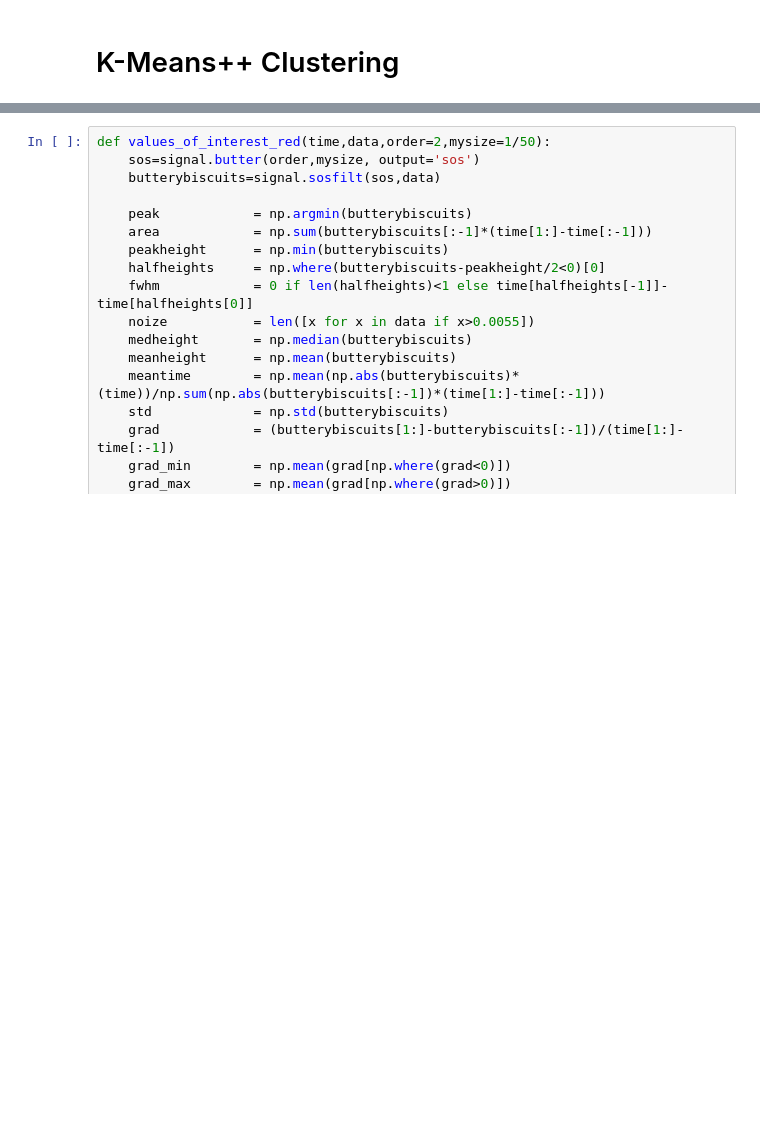
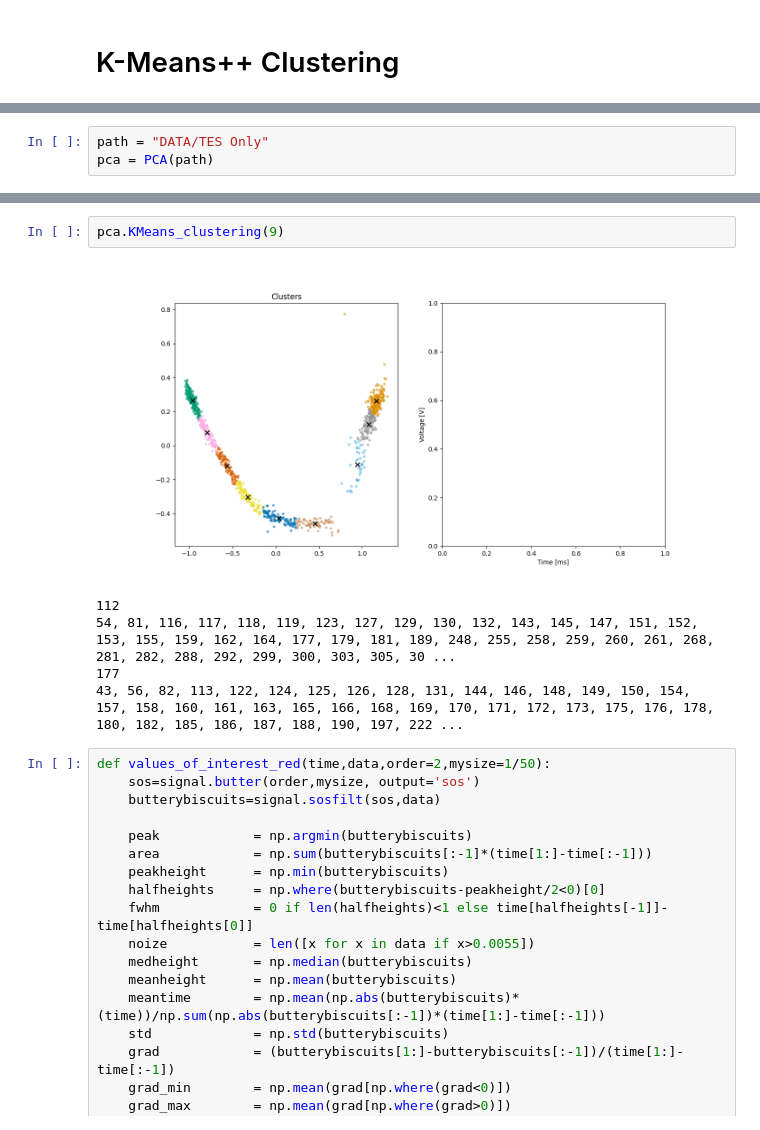
Before and after one commit to nyuad-astroparticle/TES-analysis, a Jupyter notebook: one_script_to_rule_them_all.ipynb, the cells around one changed output, grey strips where cells are left out. Cells and saved outputs as stored; diff of their text form; blank space fills up the shorter version.

```diff
--- a/one_script_to_rule_them_all.ipynb
+++ b/one_script_to_rule_them_all.ipynb
@@ -357,0 +381,3 @@ print(reduced)
+# %%
+path = "DATA/TES Only"
+pca = PCA(path)
@@ -358,3 +393,11 @@ print(reduced)
+# %%
+pca.KMeans_clustering(9)
+# %% [output]
+[figure, added]
+112
+54, 81, 116, 117, 118, 119, 123, 127, 129, 130, 132, 143, 145, 147, 151, 152, 153, 155, 159, 162, 164, 177, 179, 181, 189, 248, 255, 258, 259, 260, 261, 268, 281, 282, 288, 292, 299, 300, 303, 305, 30 ...
+177
+43, 56, 82, 113, 122, 124, 125, 126, 128, 131, 144, 146, 148, 149, 150, 154, 157, 158, 160, 161, 163, 165, 166, 168, 169, 170, 171, 172, 173, 175, 176, 178, 180, 182, 185, 186, 187, 188, 190, 197, 222 ...
 # %%
 def values_of_interest_red(time,data,order=2,mysize=1/50):
     sos=signal.butter(order,mysize, output='sos')
```
Also changed, not shown: parts of 11 cells of this notebook, 4 other files.
